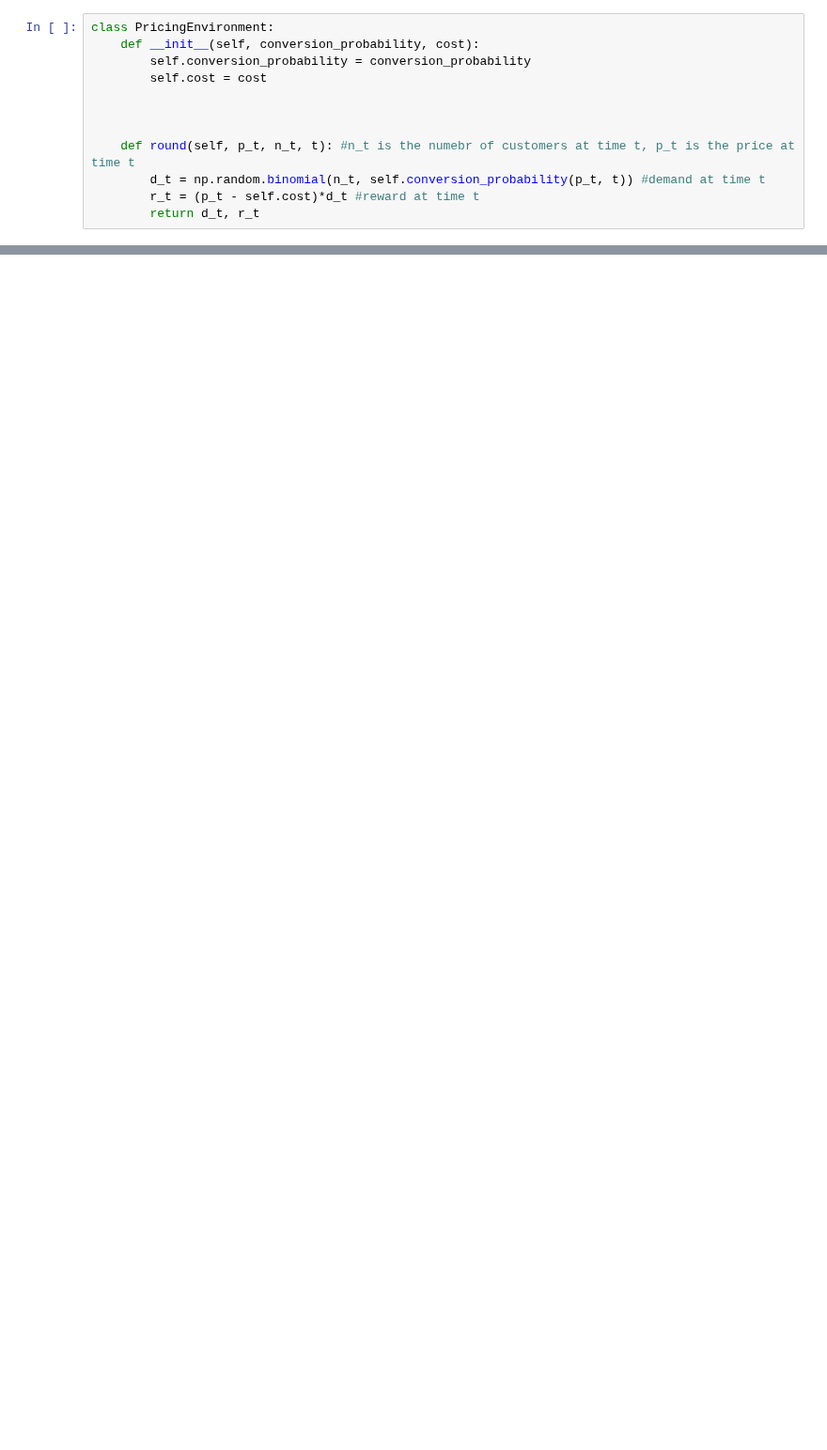
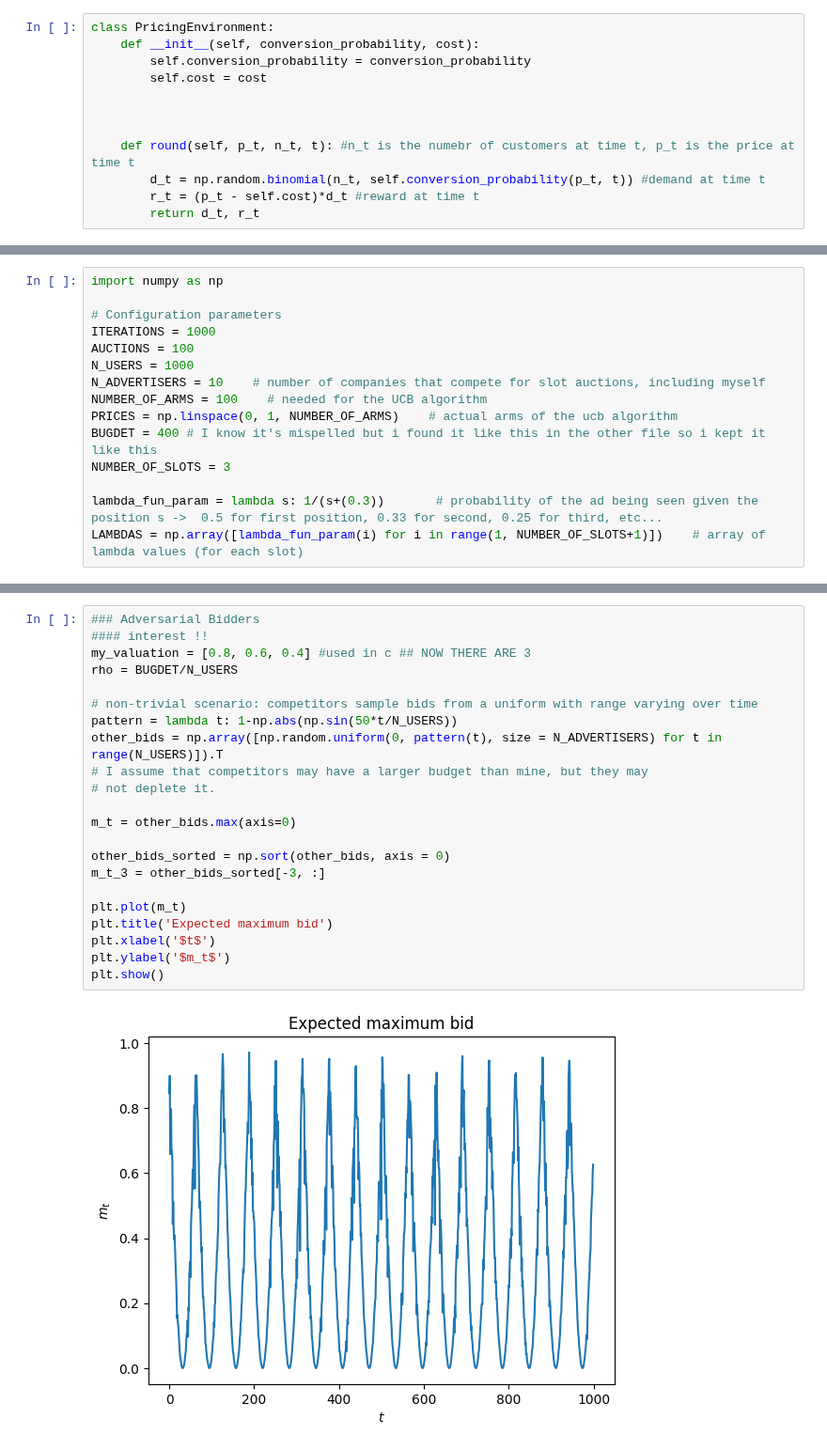
Before and after one commit to giulio8/OLA_project, a Jupyter notebook: Adversarial Environment.ipynb, the cells around one changed output, grey strips where cells are left out. Shown at 94% size. Drawn from its saved outputs; the diff is of its cells as text; blank space fills up the shorter version.

```diff
--- a/Adversarial Environment.ipynb
+++ b/Adversarial Environment.ipynb
@@ -47,0 +91,15 @@ class PricingEnvironment:
+# %%
+import numpy as np
+
+# Configuration parameters
+ITERATIONS = 1000
+AUCTIONS = 100
+N_USERS = 1000
+N_ADVERTISERS = 10    # number of companies that compete for slot auctions, including myself
+NUMBER_OF_ARMS = 100    # needed for the UCB algorithm
+PRICES = np.linspace(0, 1, NUMBER_OF_ARMS)    # actual arms of the ucb algorithm
+BUGDET = 400 # I know it's mispelled but i found it like this in the other file so i kept it like this
+NUMBER_OF_SLOTS = 3
+
+lambda_fun_param = lambda s: 1/(s+(0.3))       # probability of the ad being seen given the position s ->  0.5 for first position, 0.33 for second, 0.25 for third, etc...
+LAMBDAS = np.array([lambda_fun_param(i) for i in range(1, NUMBER_OF_SLOTS+1)])    # array of lambda values (for each slot)
@@ -47,0 +108,24 @@ class PricingEnvironment:
+# %%
+### Adversarial Bidders
+#### interest !!
+my_valuation = [0.8, 0.6, 0.4] #used in c ## NOW THERE ARE 3
+rho = BUGDET/N_USERS
+
+# non-trivial scenario: competitors sample bids from a uniform with range varying over time
+pattern = lambda t: 1-np.abs(np.sin(50*t/N_USERS))
+other_bids = np.array([np.random.uniform(0, pattern(t), size = N_ADVERTISERS) for t in range(N_USERS)]).T
+# I assume that competitors may have a larger budget than mine, but they may
+# not deplete it.
+
+m_t = other_bids.max(axis=0)
+
+other_bids_sorted = np.sort(other_bids, axis = 0)
+m_t_3 = other_bids_sorted[-3, :]
+
+plt.plot(m_t)
+plt.title('Expected maximum bid')
+plt.xlabel('$t$')
+plt.ylabel('$m_t$')
+plt.show()
+# %% [output]
+[figure, added]
```
Also changed, not shown: parts of 27 cells of this notebook.
